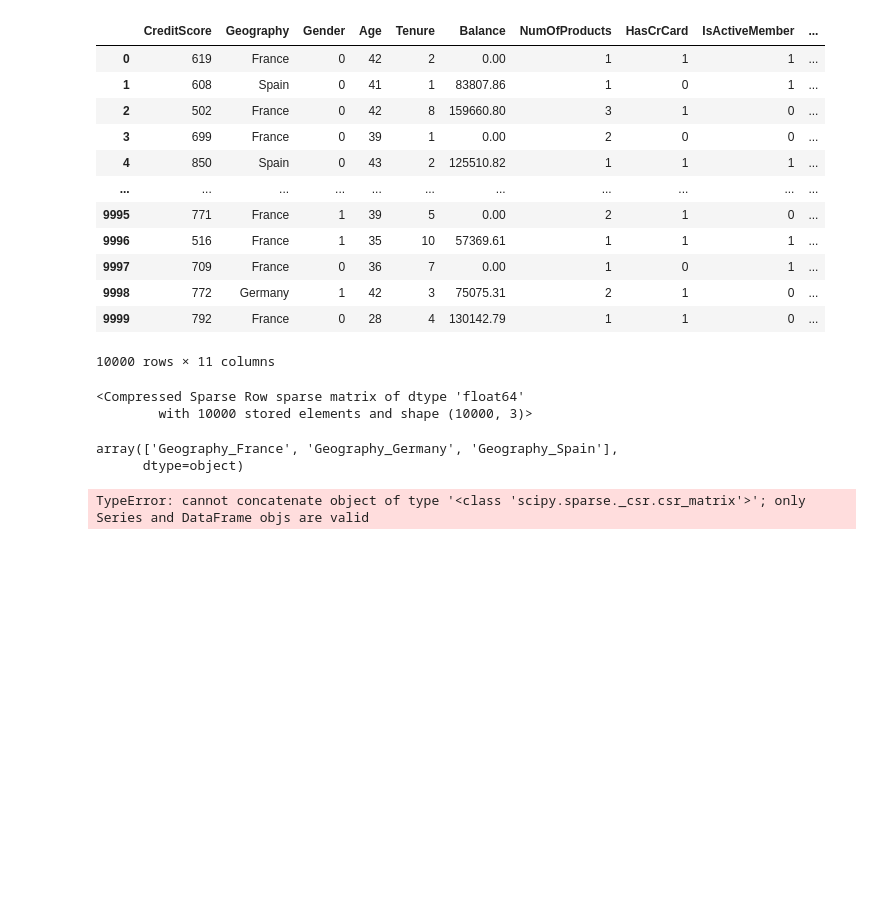
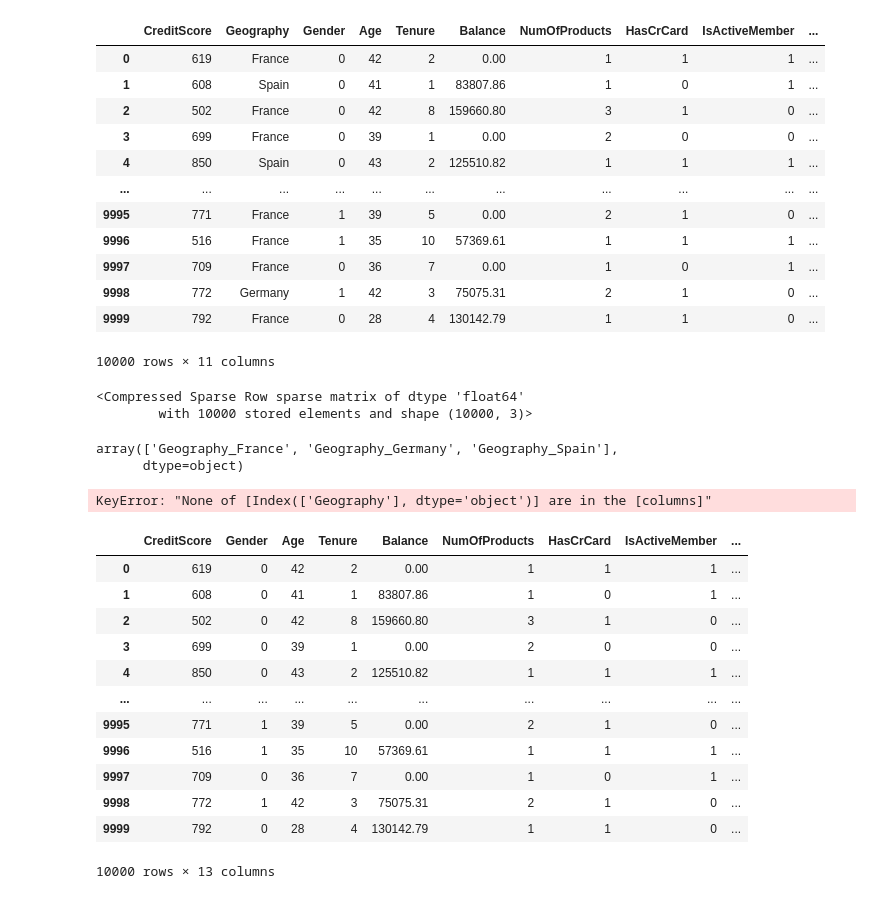
Before and after one commit to siddheshmestry2003/Deep_learning_by_krish_naik, a Jupyter notebook: simple_ANN_project_1/experiment.ipynb, the cells around one changed output. Saved outputs shown, nothing was run; the diff lists cells and outputs as text; code cells hidden in the pictures; blank space fills up the shorter version.

```diff
--- a/simple_ANN_project_1/experiment.ipynb
+++ b/simple_ANN_project_1/experiment.ipynb
@@ -71,7 +71,39 @@ onehot_encoder_geography.get_feature_names_out(['Geography'])
 array(['Geography_France', 'Geography_Germany', 'Geography_Spain'],
       dtype=object)
 # %%
-# combine one ht encoder columns with the orginal data
-data1 = pd.concat([data1.drop('Geography', axis=1, errors='ignore'), geo_encoded_value], axis=1)
+from sklearn.preprocessing import OneHotEncoder
+import pandas as pd
+
+# Step 1: One-hot encode
+onehot_encoder_geography = OneHotEncoder(sparse_output=False)  # use sparse=False if older sklearn
+geo_encoded_value = onehot_encoder_geography.fit_transform(data1[['Geography']])
+
+# Step 2: Convert encoded matrix to DataFrame with proper column names
+geo_encoded_df = pd.DataFrame(
+    geo_encoded_value,
+    columns=onehot_encoder_geography.get_feature_names_out(['Geography'])
+)
+
+# Step 3: Reset index before combining (to avoid misalignment)
+geo_encoded_df.index = data1.index
+
+# Step 4: Combine with the original DataFrame
+data1 = pd.concat([data1.drop('Geography', axis=1, errors='ignore'), geo_encoded_df], axis=1)
 # %% [output]
-TypeError: cannot concatenate object of type '<class 'scipy.sparse._csr.csr_matrix'>'; only Series and DataFrame objs are valid
+KeyError: "None of [Index(['Geography'], dtype='object')] are in the [columns]"
+# %%
+data1
+# %% [output]
+|  | CreditScore | Gender | Age | Tenure | Balance | NumOfProducts | HasCrCard | IsActiveMember | ... |
+| 0 | 619 | 0 | 42 | 2 | 0.00 | 1 | 1 | 1 | ... |
+| 1 | 608 | 0 | 41 | 1 | 83807.86 | 1 | 0 | 1 | ... |
+| 2 | 502 | 0 | 42 | 8 | 159660.80 | 3 | 1 | 0 | ... |
+| 3 | 699 | 0 | 39 | 1 | 0.00 | 2 | 0 | 0 | ... |
+| 4 | 850 | 0 | 43 | 2 | 125510.82 | 1 | 1 | 1 | ... |
+| ... | ... | ... | ... | ... | ... | ... | ... | ... | ... |
+| 9995 | 771 | 1 | 39 | 5 | 0.00 | 2 | 1 | 0 | ... |
+| 9996 | 516 | 1 | 35 | 10 | 57369.61 | 1 | 1 | 1 | ... |
+| 9997 | 709 | 0 | 36 | 7 | 0.00 | 1 | 0 | 1 | ... |
+| 9998 | 772 | 1 | 42 | 3 | 75075.31 | 2 | 1 | 0 | ... |
+| 9999 | 792 | 0 | 28 | 4 | 130142.79 | 1 | 1 | 0 | ... |
+10000 rows × 13 columns
```
Also changed, not shown: parts of 22 cells of this notebook, 6 other files.
